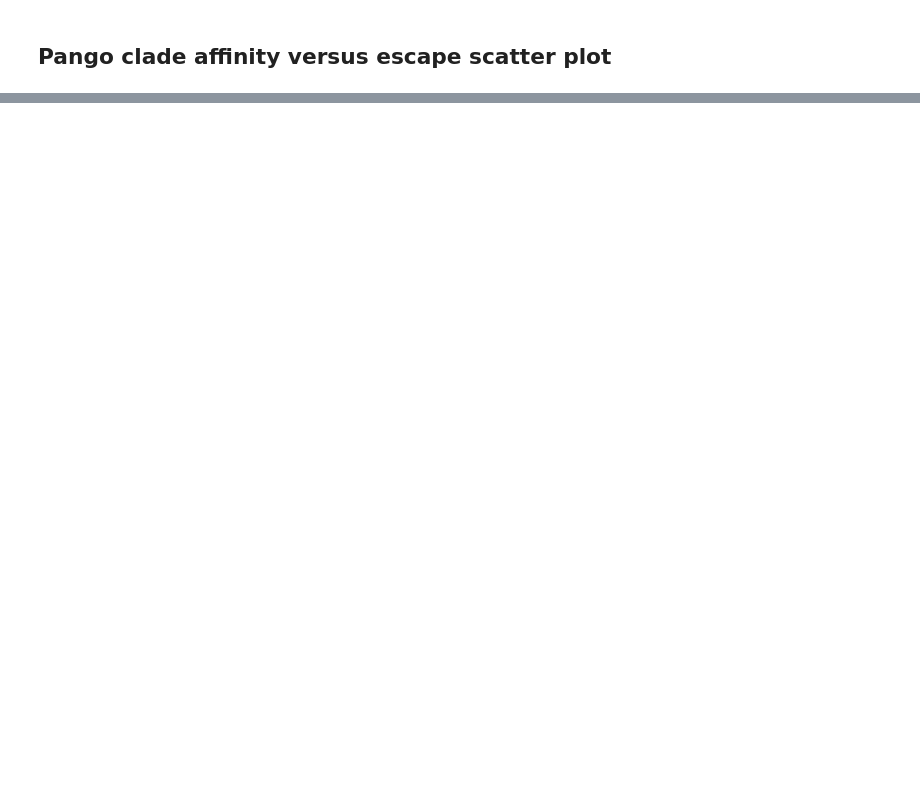
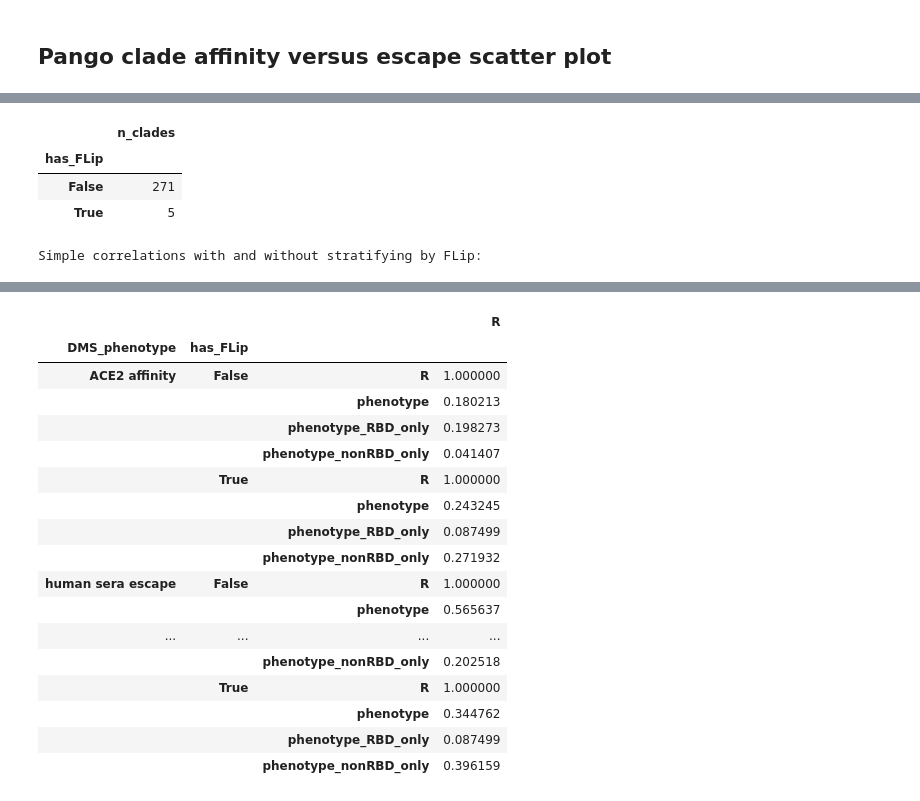
Before and after one commit to dms-vep/SARS-CoV-2_XBB.1.5_spike_DMS, a Jupyter notebook: notebooks/compare_natural.ipynb, the cells around one changed output, grey strips where cells are left out. Cells and saved outputs as stored; diff of their text form; code cells hidden in the pictures; blank space fills up the shorter version.

Commit message:
simple correlations of growth and DMS

```diff
--- a/notebooks/compare_natural.ipynb
+++ b/notebooks/compare_natural.ipynb
@@ -12,6 +13,26 @@ pango_dms_phenotypes_csv = None
 pango_randomized_dms_phenotypes_csv = None
 pango_by_date_html = None
 pango_affinity_vs_escape_html = None
+# %%
+# Parameters
+starting_clade = "XBB"
+dms_clade = "XBB.1.5"
+dms_summary_csv = "results/summaries/summary.csv"
+growth_rates_csv = "data/2023-09-18_Murrell_growth_estimates.csv"
+pango_consensus_seqs_json = (
+    "results/compare_natural/pango-consensus-sequences_summary.json"
+)
+pango_dms_phenotypes_csv = "results/compare_natural/pango_dms_phenotypes.csv"
+pango_randomized_dms_phenotypes_csv = (
+    "results/compare_natural/pango_randomized_dms_phenotypes.csv"
+)
+pango_by_date_html = "results/compare_natural/pango_dms_phenotypes_by_date.html"
+pango_affinity_vs_escape_html = "results/compare_natural/pango_affinity_vs_escape.html"
+n_random = 100
+exclude_clades = []
+
+import os
+os.chdir("../")
 # %%
 import collections
 import json
@@ -450,0 +496,36 @@ pango_scatter_chart
+# %%
+growth_rates = pd.read_csv(growth_rates_csv).rename(columns={"pango": "clade"})
+
+if (invalid_clades := set(growth_rates["clade"]) - set(pango_clades)):
+    raise ValueError(f"Growth rates specified for {invalid_clades}")
+
+# annotate by whether a clade has the L455F / F456L "FLip" mutations
+pango_dms_growth_df = (
+    pango_dms_df.merge(growth_rates, on="clade", validate="many_to_one")
+    .assign(
+        has_FLip=lambda x: (
+            x["muts_from_XBB.1.5"].str.contains("L455F")
+            & x["muts_from_XBB.1.5"].str.contains("F456L")
+        ),
+    )
+)
+
+print(
+    f"{growth_rates['clade'].nunique()} clades have growth rates estimates.\n"
+    f"{pango_dms_df['clade'].nunique()} clades have DMS estimates.\n"
+    f"{pango_dms_growth_df['clade'].nunique()} clades have growth and DMS estimates"
+)
+
+print("\nCounts of clades +/- FLip mutations among those with growth and DMS estimates")
+display(pango_dms_growth_df.groupby("has_FLip").aggregate(n_clades=pd.NamedAgg("clade", "nunique")))
+
+print(f"\nSimple correlations with and without stratifying by FLip:")
+for by_FLip in [False, True]:
+    display(
+        pango_dms_growth_df
+        .groupby(["DMS_phenotype"] + (["has_FLip"] if by_FLip else []))
+        [["R", "phenotype", "phenotype_RBD_only", "phenotype_nonRBD_only"]]
+        .corr()
+        [["R"]]
+    )
+# %% [output]
@@ -450,0 +537,5 @@ pango_scatter_chart
+|  | n_clades |
+| has_FLip |  |
+| False | 271 |
+| True | 5 |
+Simple correlations with and without stratifying by FLip:
@@ -450,0 +556,18 @@ pango_scatter_chart
+|  |  |  | R |
+| DMS_phenotype | has_FLip |  |  |
+| ACE2 affinity | False | R | 1.000000 |
+|  |  | phenotype | 0.180213 |
+|  |  | phenotype_RBD_only | 0.198273 |
+|  |  | phenotype_nonRBD_only | 0.041407 |
+|  | True | R | 1.000000 |
+|  |  | phenotype | 0.243245 |
+|  |  | phenotype_RBD_only | 0.087499 |
+|  |  | phenotype_nonRBD_only | 0.271932 |
+| human sera escape | False | R | 1.000000 |
+|  |  | phenotype | 0.565637 |
+| ... | ... | ... | ... |
+|  |  | phenotype_nonRBD_only | 0.202518 |
+|  | True | R | 1.000000 |
+|  |  | phenotype | 0.344762 |
+|  |  | phenotype_RBD_only | 0.087499 |
+|  |  | phenotype_nonRBD_only | 0.396159 |
```
Also changed, not shown: parts of 8 cells of this notebook, 3 other files.
